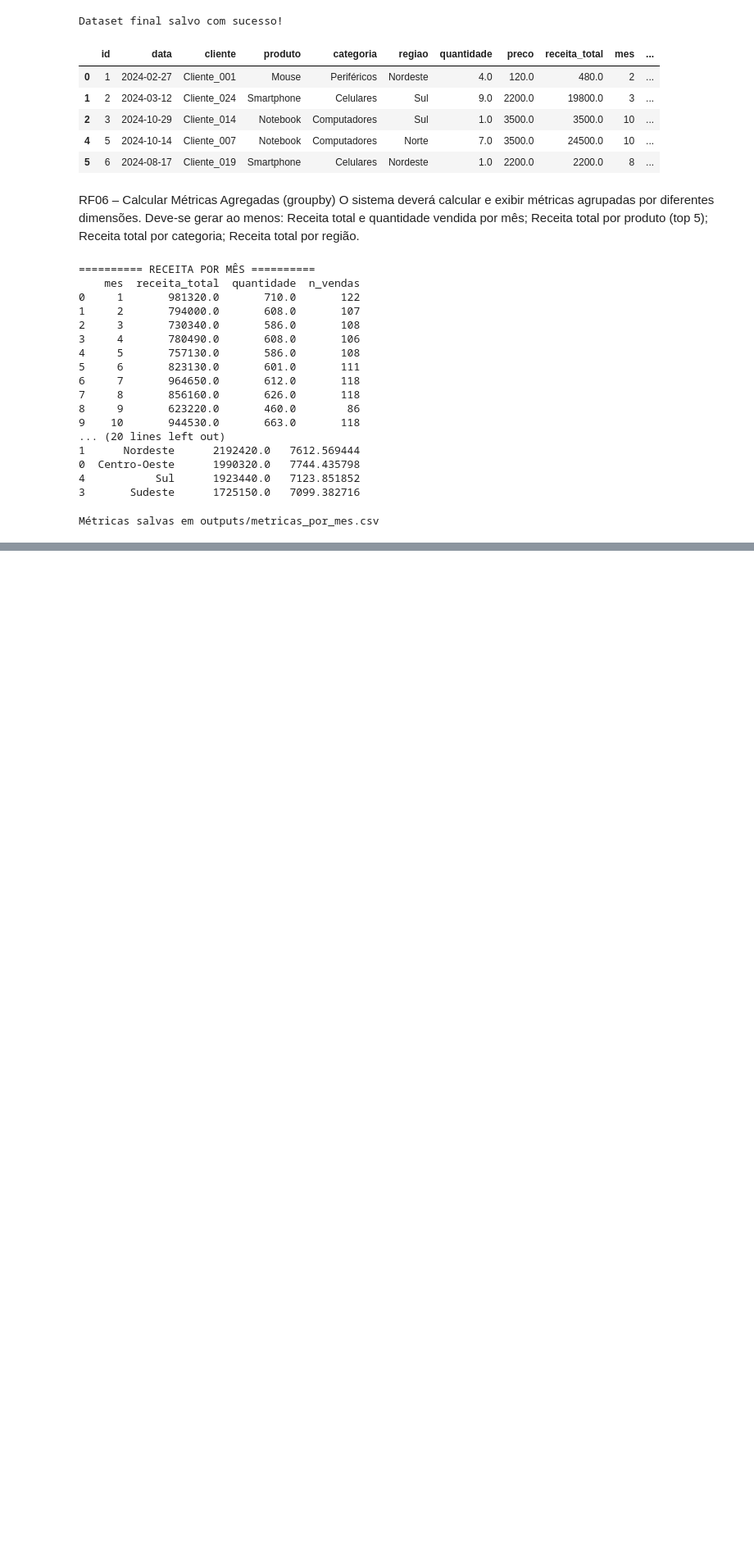
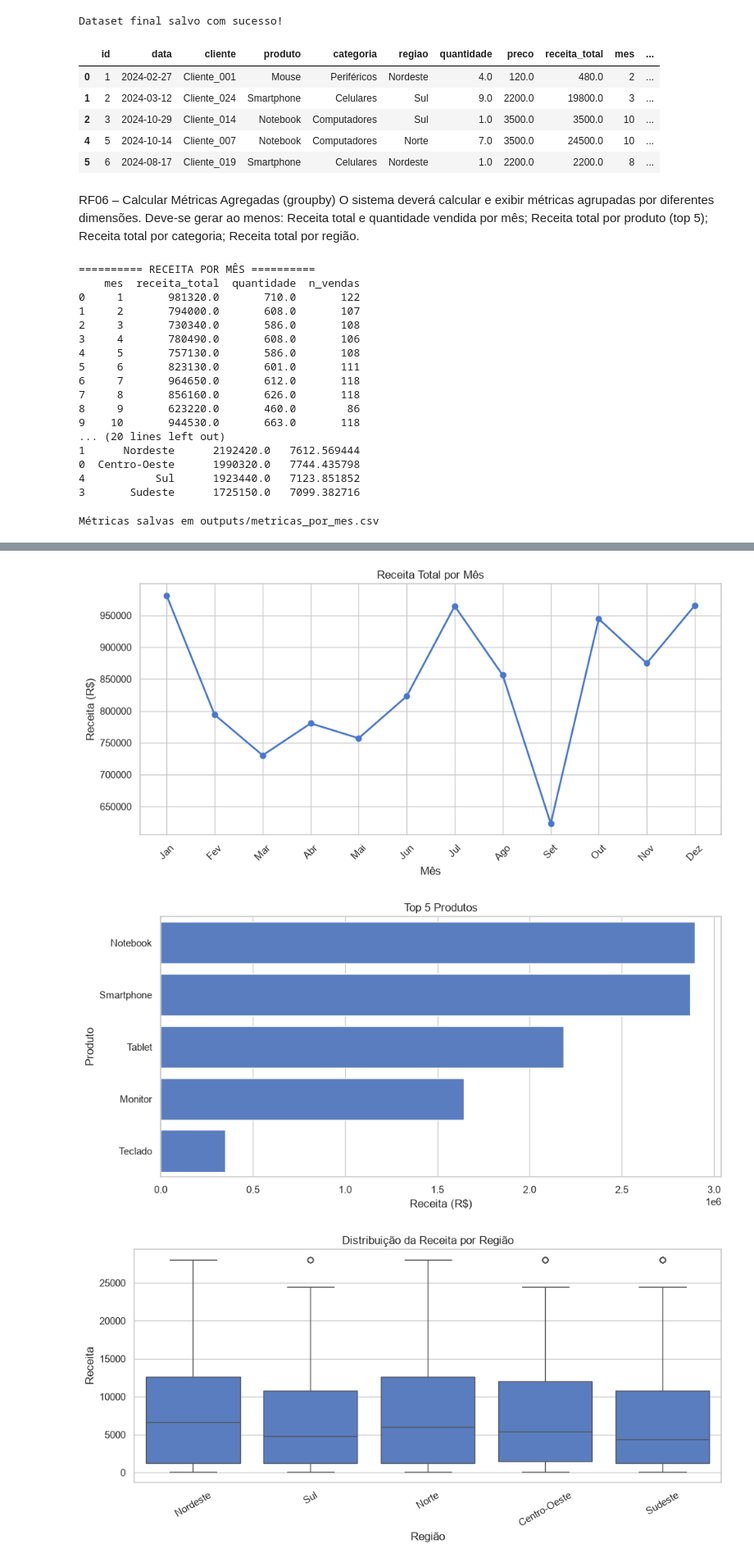
Before and after one commit to MarcioPaiano/SENAI-miniprojeto, a Jupyter notebook: notebook/dataview.ipynb, the cells around one changed output, grey strips where cells are left out. Shown at 82% size. Drawn from its saved outputs; the diff is of its cells as text; code cells hidden in the pictures; blank space fills up the shorter version.

```diff
--- a/notebook/dataview.ipynb
+++ b/notebook/dataview.ipynb
@@ -802,0 +1067,6 @@ Métricas salvas em outputs/metricas_por_mes.csv
+# %%
+gerar_visualizacoes(df_final, metricas)
+# %% [output]
+[figure, added]
+[figure, added]
+[figure, added]
```
Also changed, not shown: parts of 9 cells of this notebook, 3 other files.
